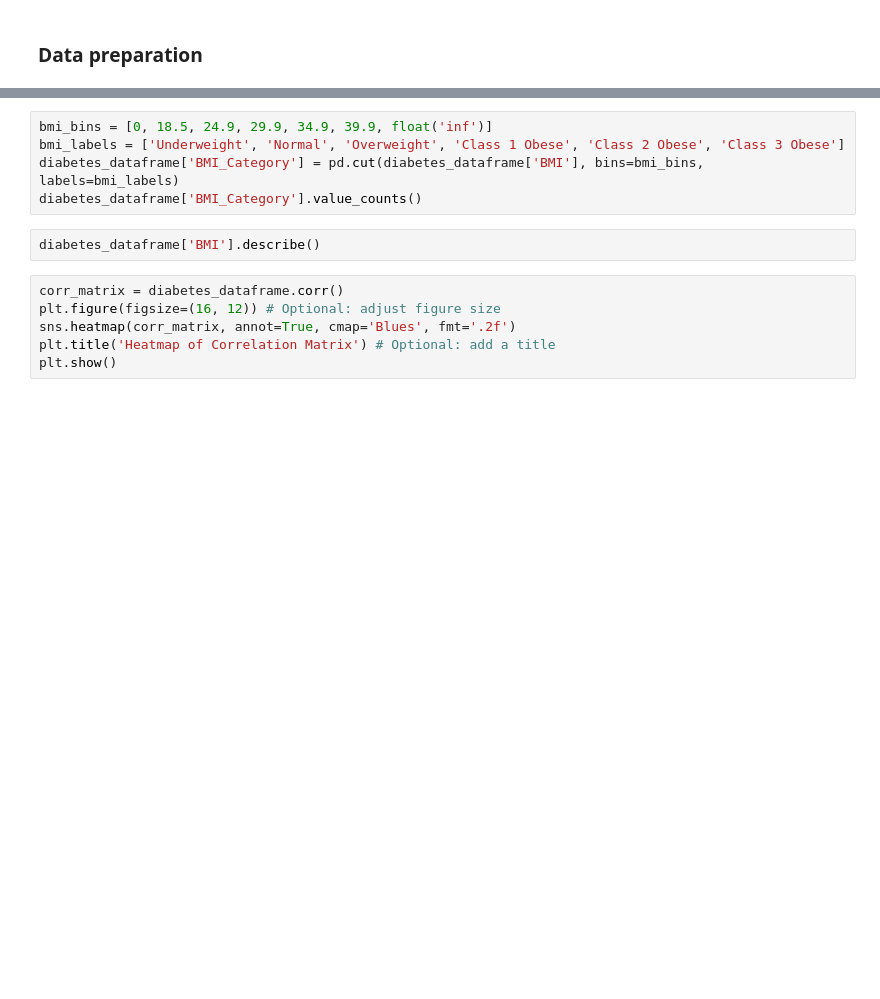
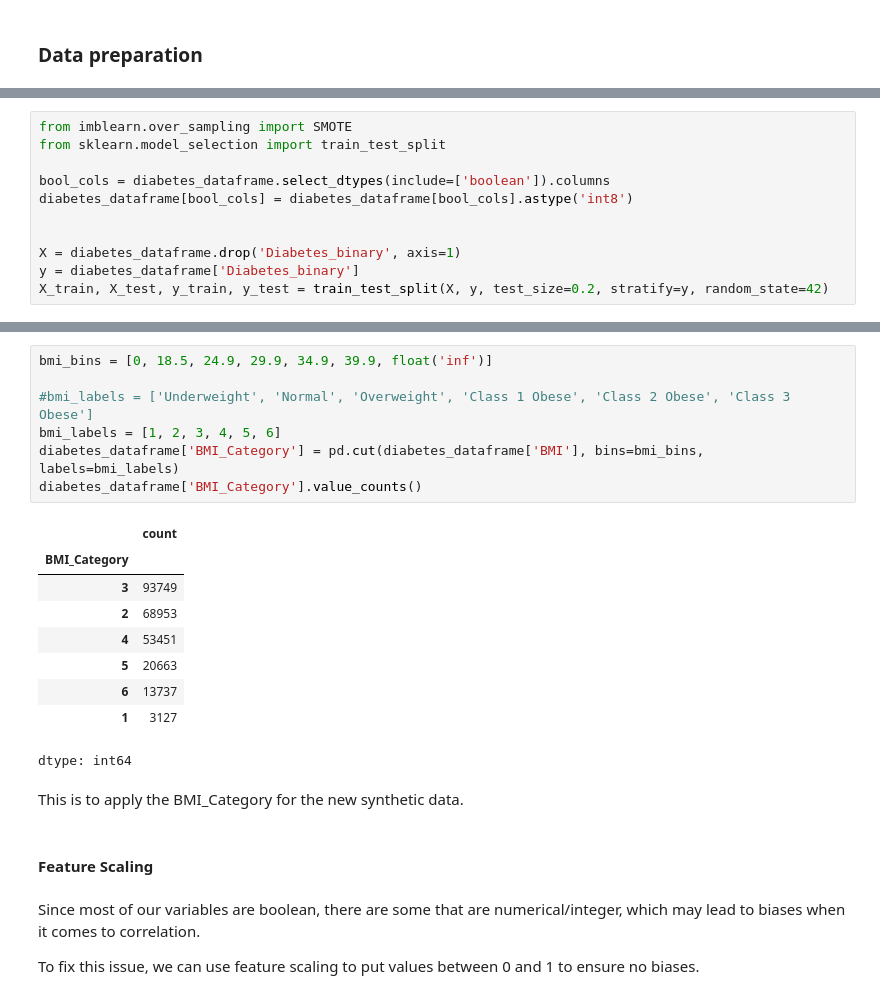
Before and after one commit to Lanzero225/Diabetes-Analysis, a Jupyter notebook: diabetes_notebook.ipynb, the cells around one changed output, grey strips where cells are left out. Cells and saved outputs as stored; diff of their text form; blank space fills up the shorter version.

```diff
--- a/diabetes_notebook.ipynb
+++ b/diabetes_notebook.ipynb
@@ -290,0 +369,11 @@ See: https://www.bbc.com/news/av/world-latin-america-42581917
+# %%
+from imblearn.over_sampling import SMOTE
+from sklearn.model_selection import train_test_split
+
+bool_cols = diabetes_dataframe.select_dtypes(include=['boolean']).columns
+diabetes_dataframe[bool_cols] = diabetes_dataframe[bool_cols].astype('int8')
+
+
+X = diabetes_dataframe.drop('Diabetes_binary', axis=1)
+y = diabetes_dataframe['Diabetes_binary']
+X_train, X_test, y_train, y_test = train_test_split(X, y, test_size=0.2, stratify=y, random_state=42)
@@ -310,13 +413,25 @@ https://www.cdc.gov/bmi/adult-calculator/bmi-categories.html
 # %%
 bmi_bins = [0, 18.5, 24.9, 29.9, 34.9, 39.9, float('inf')]
-bmi_labels = ['Underweight', 'Normal', 'Overweight', 'Class 1 Obese', 'Class 2 Obese', 'Class 3 Obese']
+
+#bmi_labels = ['Underweight', 'Normal', 'Overweight', 'Class 1 Obese', 'Class 2 Obese', 'Class 3 Obese']
+bmi_labels = [1, 2, 3, 4, 5, 6]
 diabetes_dataframe['BMI_Category'] = pd.cut(diabetes_dataframe['BMI'], bins=bmi_bins, labels=bmi_labels)
 diabetes_dataframe['BMI_Category'].value_counts()
+# %% [output]
+|  | count |
+| BMI_Category |  |
+| 3 | 93749 |
+| 2 | 68953 |
+| 4 | 53451 |
+| 5 | 20663 |
+| 6 | 13737 |
+| 1 | 3127 |
+dtype: int64
-# %%
-diabetes_dataframe['BMI'].describe()
-# %%
-corr_matrix = diabetes_dataframe.corr()
-plt.figure(figsize=(16, 12)) # Optional: adjust figure size
-sns.heatmap(corr_matrix, annot=True, cmap='Blues', fmt='.2f')
-plt.title('Heatmap of Correlation Matrix') # Optional: add a title
-plt.show()
+# %% [markdown]
+This is to apply the BMI_Category for the new synthetic data.
+# %% [markdown]
+#### Feature Scaling
+# %% [markdown]
+Since most of our variables are boolean, there are some that are numerical/integer, which may lead to biases when it comes to correlation.
+
+To fix this issue, we can use feature scaling to put values between 0 and 1 to ensure no biases.
```
Also changed, not shown: parts of 44 cells of this notebook.
